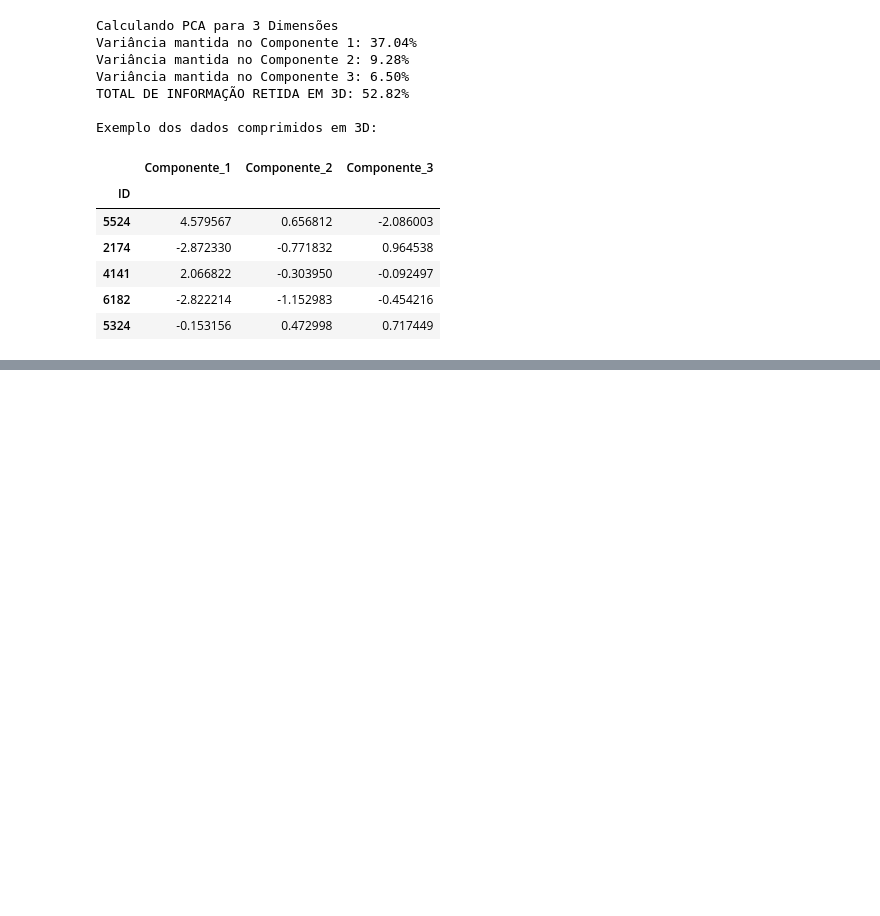
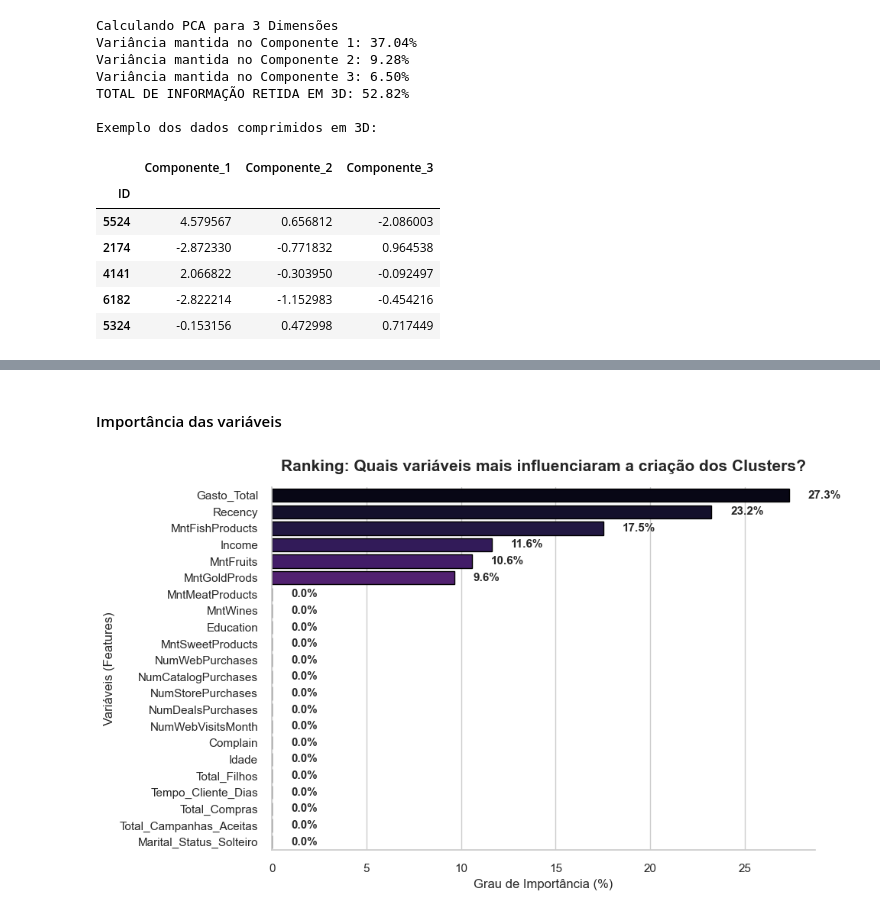
Before and after one commit to felipetamiozzo/customer-segmentation-kmeans, a Jupyter notebook: notebooks/customer_segmentation.ipynb, the cells around one changed output, grey strips where cells are left out. Drawn from its saved outputs; the diff is of its cells as text; code cells hidden in the pictures; blank space fills up the shorter version.

```diff
--- a/notebooks/customer_segmentation.ipynb
+++ b/notebooks/customer_segmentation.ipynb
@@ -1155,0 +1324,44 @@ Exemplo dos dados comprimidos em 3D:
+# %% [markdown]
+#### Importância das variáveis
+# %%
+#nstanciamos uma Árvore de Decisão simples e usamos max_depth=4 para ela não decorar os dados, apenas pegar as regras gerais
+arvore_explicativa = DecisionTreeClassifier(random_state=42, max_depth=4)
+
+#Treinar a árvore, "X" são os nossos dados padronizados (as 8 colunas), "y" (o que ela tem que prever) são as etiquetas dos Clusters (0, 1, 2, 3)
+arvore_explicativa.fit(df_ml_padronizado, df_limpo_clusters['Cluster'])
+
+#Extrair a importância que a árvore deu para cada coluna
+importancia_features = pd.DataFrame({
+    'Variável': df_ml_padronizado.columns,
+    'Importância (%)': arvore_explicativa.feature_importances_ * 100
+})
+
+#Ordenamos do mais importante para o menos importante
+importancia_features = importancia_features.sort_values(by='Importância (%)', ascending=False)
+
+#Plotando o Gráfico de Ranking
+plt.figure(figsize=(10, 6))
+
+
+sns.barplot(
+    data=importancia_features,
+    x='Importância (%)',
+    y='Variável',
+    palette='magma',
+    edgecolor='black'
+)
+
+#Formatando os textos
+plt.title('Ranking: Quais variáveis mais influenciaram a criação dos Clusters?', fontsize=15, fontweight='bold', pad=15)
+plt.xlabel('Grau de Importância (%)', fontsize=12)
+plt.ylabel('Variáveis (Features)', fontsize=12)
+
+#Adicionando os valores exatos na ponta de cada barra
+for index, value in enumerate(importancia_features['Importância (%)']):
+    plt.text(value + 1, index, f'{value:.1f}%', va='center', fontweight='bold', fontsize=11)
+
+sns.despine()
+plt.tight_layout()
+plt.show()
+# %% [output]
+[figure, added]
```
Also changed, not shown: parts of 21 cells of this notebook.
